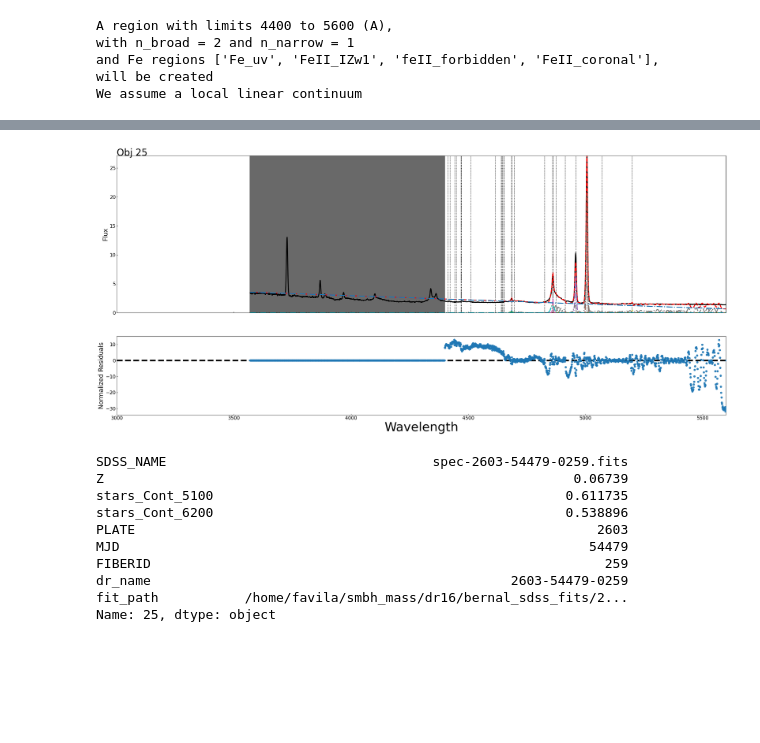
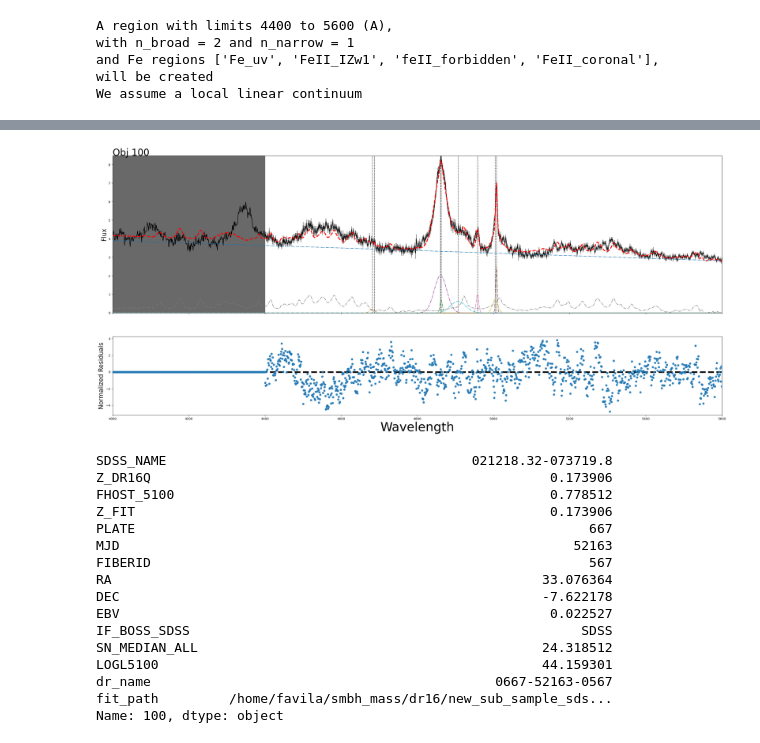
Before and after one commit to felavila/sheap, a Jupyter notebook: notebooks/building_complex_regions.ipynb, the cells around one changed output, grey strips where cells are left out. Saved outputs shown, nothing was run; the diff lists cells and outputs as text; code cells hidden in the pictures; blank space fills up the shorter version.

```diff
--- a/notebooks/building_complex_regions.ipynb
+++ b/notebooks/building_complex_regions.ipynb
@@ -35,6 +35,7 @@ path_dr16 = "/home/favila/smbh_mass/dr16"
 # %%
 #dr16/subsample_07_03_25.csv
 # %%
-file_paths,objs_panda  = cross_pandas_spectra(path_dr16,"bernal_sdss_fits","Objects_low_stellar_mass_with_stellar_contribution.csv")
-#file_paths,objs_panda = cross_pandas_spectra(path_dr16,"new_sub_sample_sdss_fits","subsample_07_03_25.csv")
+#file_paths,objs_panda  = cross_pandas_spectra(path_dr16,"bernal_sdss_fits","Objects_low_stellar_mass_with_stellar_contribution.csv")
+file_paths,objs_panda = cross_pandas_spectra(path_dr16,"new_sub_sample_sdss_fits","subsample_07_03_25.csv")
+objs_panda_sort=objs_panda.sort_values("SN_MEDIAN_ALL",ascending=False)[:1500]
 # %% [output]
@@ -80,3 +63,5 @@ with n_broad = 2 and n_narrow = 1
 and Fe regions ['Fe_uv', 'FeII_IZw1', 'feII_forbidden', 'FeII_coronal'],
 will be created
 We assume a local linear continuum
+# %%
+Hbeta_class = RegionFiting("Hbeta")
@@ -96,17 +110,23 @@ num_steps: 200
 # %%
-n = 25
+n = 100
 region_plot = SheapRegionplot(Hbeta_class)
-region_plot.plot(n,xlim=[3000, 5600])#207
+region_plot.plot(n,xlim=[4000, 5600])#207
 objs_panda.iloc[n]
 # %% [output]
-[figure, old version]
+[figure, new version]
-SDSS_NAME                                  spec-2603-54479-0259.fits
-Z                                                            0.06739
-stars_Cont_5100                                             0.611735
-stars_Cont_6200                                             0.538896
-PLATE                                                           2603
-MJD                                                            54479
-FIBERID                                                          259
-dr_name                                              2603-54479-0259
-fit_path           /home/favila/smbh_mass/dr16/bernal_sdss_fits/2...
-Name: 25, dtype: object
+SDSS_NAME                                       021218.32-073719.8
+Z_DR16Q                                                   0.173906
+FHOST_5100                                                0.778512
+Z_FIT                                                     0.173906
+PLATE                                                          667
+MJD                                                          52163
+FIBERID                                                        567
+RA                                                       33.076364
+DEC                                                      -7.622178
+EBV                                                       0.022527
+IF_BOSS_SDSS                                                  SDSS
+SN_MEDIAN_ALL                                            24.318512
+LOGL5100                                                 44.159301
+dr_name                                            0667-52163-0567
+fit_path         /home/favila/smbh_mass/dr16/new_sub_sample_sds...
+Name: 100, dtype: object
```
Also changed, not shown: parts of 14 cells of this notebook, 3 other files.
